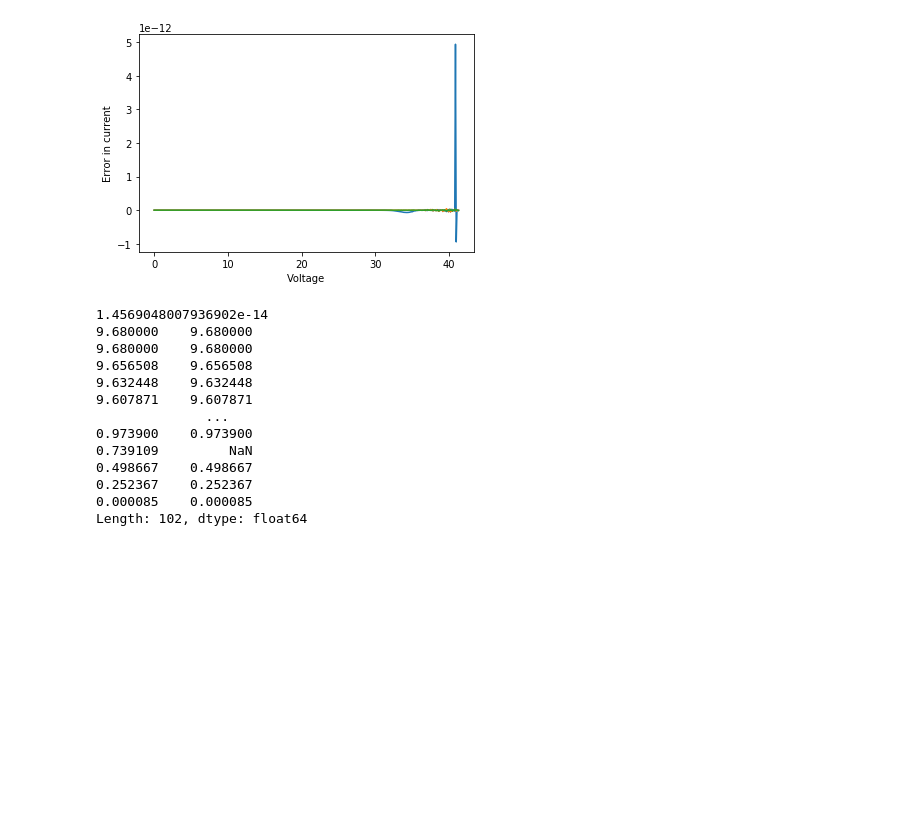
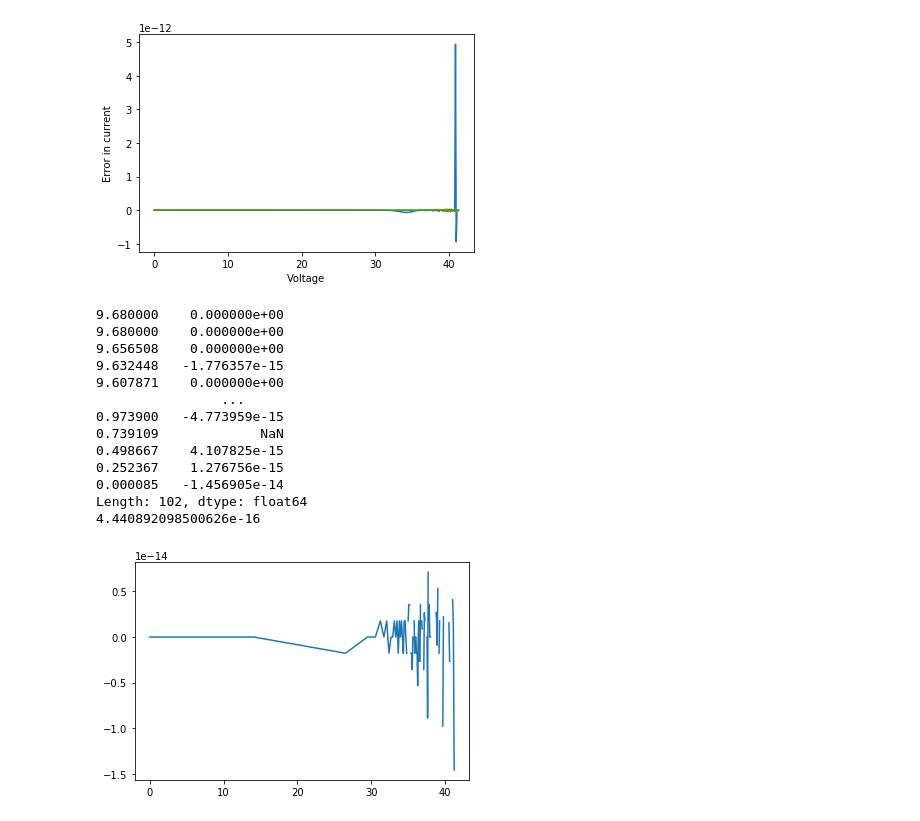
Before and after one commit to SunPower/PVMismatch, a Jupyter notebook: notebooks/basic_iv_curves.ipynb, the cells around one changed output. Saved outputs shown, nothing was run; the diff lists cells and outputs as text; code cells hidden in the pictures; blank space fills up the shorter version.

Commit message:
update basic_iv_curves

```diff
--- a/notebooks/basic_iv_curves.ipynb
+++ b/notebooks/basic_iv_curves.ipynb
@@ -216,36 +216,43 @@ lambertw : 2.7533531010703882e-14
 # %%
 # converge IV curves to remove small errors in current
 
 from scipy.optimize import newton
 
 def _fi(i, v, iph, io, rs, rsh, nNsVth):
     return iph - io * np.expm1((v + i * rs) / nNsVth) - (v + i * rs) / rsh - i
 
 def _dfdi(i, v, iph, io, rs, rsh, nNsVth):
-    return -io * rs / nNsVth * np.exp(v / nNsVth) * np.exp(i * rs / nNsVth) - rs / rsh - 1
+    return -io * rs / nNsVth * np.exp((v + i * rs) / nNsVth) - rs / rsh - 1
 
 method = 'lambertw'
 i_converged = pd.Series(index=i_pvl_mod['current'][method], data=np.nan)
 for (v, i) in zip(Vmod, i_pvl_mod['current'][method]):
     try:
         i_converged[i] = newton(func=_fi, x0=i, fprime=_dfdi, args=(v, photocurrent, saturation_current, resistance_series*Ns,
                                 resistance_shunt*Ns, nVth*Ns), tol=1e-16)
     except:
-        i_converged[i] = np.nan
+        pass
 
-print(np.max(np.abs(i_converged - i_pvl_mod['current'][method])))
-print(i_converged)
+print(i_converged - i_pvl_mod['current'][method])
+
+plt.figure()
+plt.plot(Vmod, i_converged - i_pvl_mod['current'][method])
+
+after = sde_resid(v=Vmod, i=i_converged, iph=photocurrent, io=saturation_current,
+                  rs=resistance_series*Ns, rsh=resistance_shunt*Ns, nNsVth=nVth*Ns)
+print(np.max(np.abs(after)))
 # %% [output]
-1.4569048007936902e-14
-9.680000    9.680000
-9.680000    9.680000
-9.656508    9.656508
-9.632448    9.632448
-9.607871    9.607871
-              ...
-0.973900    0.973900
-0.739109         NaN
-0.498667    0.498667
-0.252367    0.252367
-0.000085    0.000085
+9.680000    0.000000e+00
+9.680000    0.000000e+00
+9.656508    0.000000e+00
+9.632448   -1.776357e-15
+9.607871    0.000000e+00
+                ...
+0.973900   -4.773959e-15
+0.739109             NaN
+0.498667    4.107825e-15
+0.252367    1.276756e-15
+0.000085   -1.456905e-14
 Length: 102, dtype: float64
+4.440892098500626e-16
+[figure, added]
```
Also changed, not shown: parts of 1 cell of this notebook.
